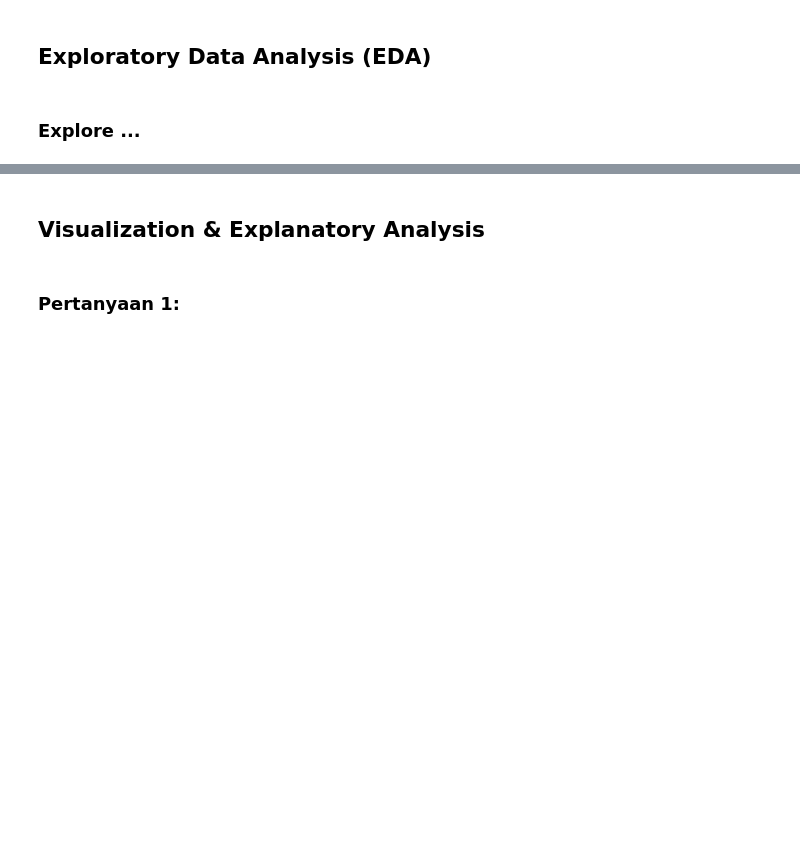
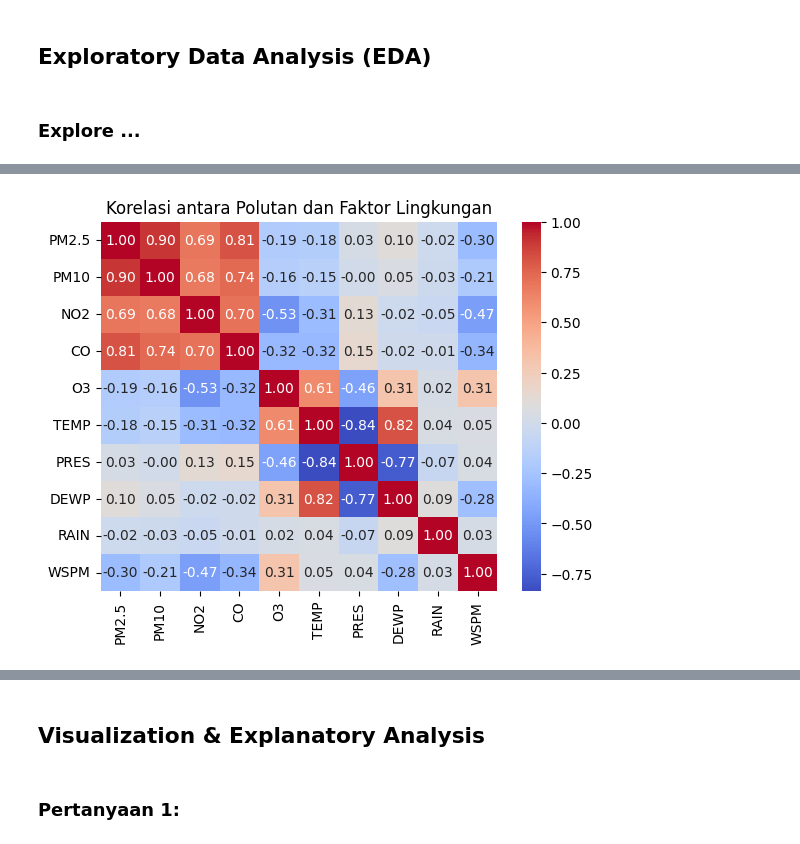
Before and after one commit to ezVlee/project, a Jupyter notebook: Proyek_Analisis_Data.ipynb, the cells around one changed output, grey strips where cells are left out. Drawn from its saved outputs; the diff is of its cells as text; code cells hidden in the pictures; blank space fills up the shorter version.

```diff
--- a/Proyek_Analisis_Data.ipynb
+++ b/Proyek_Analisis_Data.ipynb
@@ -179,0 +199,7 @@ df_cleaned.describe()
+# %%
+sns.heatmap(df_cleaned[['PM2.5', 'PM10', 'NO2', 'CO', 'O3', 'TEMP', 'PRES', 'DEWP', 'RAIN', 'WSPM']].corr(),
+            annot=True, cmap='coolwarm', fmt=".2f")
+plt.title('Korelasi antara Polutan dan Faktor Lingkungan')
+plt.show()
+# %% [output]
+[figure, added]
```
Also changed, not shown: parts of 13 cells of this notebook.
